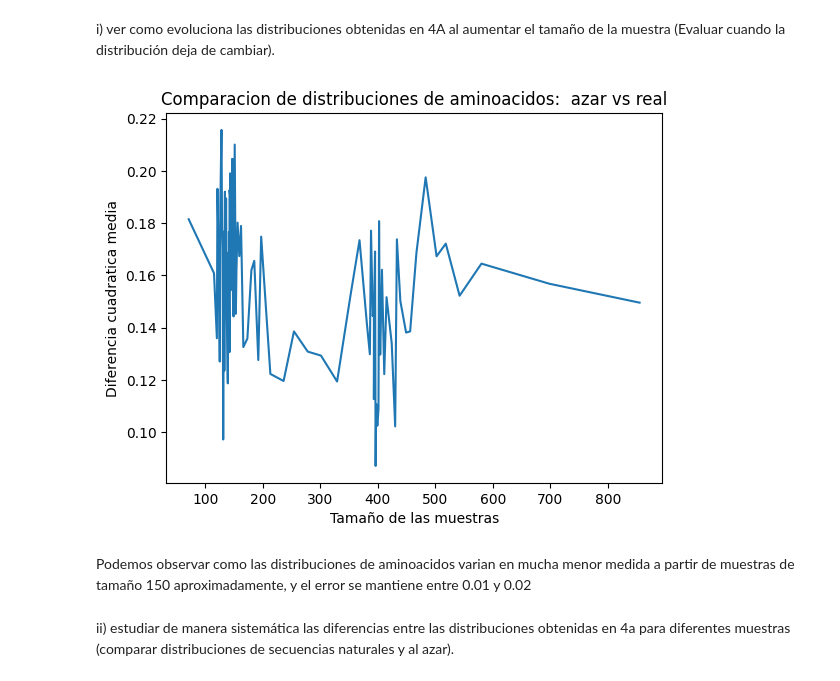
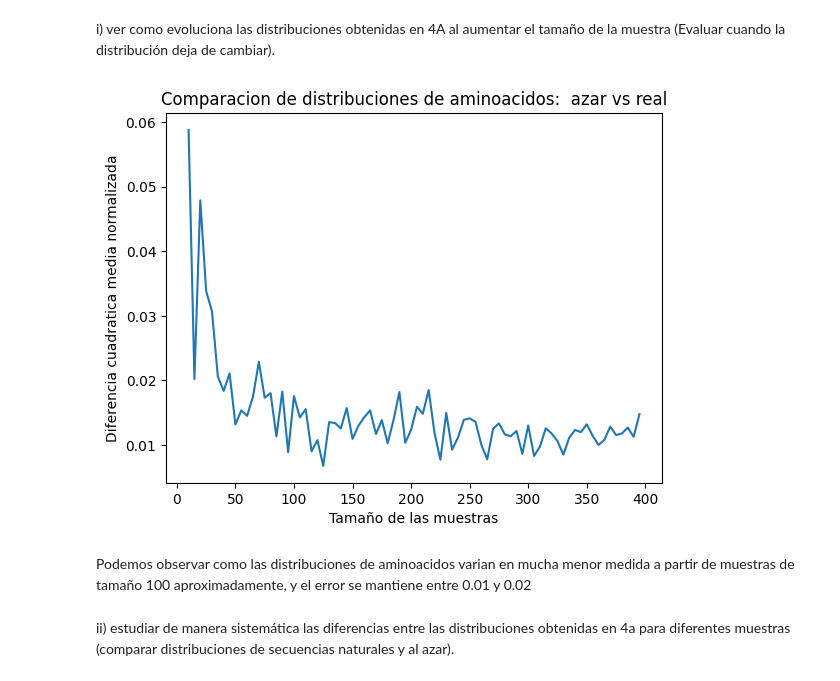
Before and after one commit to NadinaMaia/BioinformaticaAvanzada, a Jupyter notebook: Tp1_avanzada.ipynb, the cells around one changed output. Cells and saved outputs as stored; diff of their text form; code cells hidden in the pictures.

```diff
--- a/Tp1_avanzada.ipynb
+++ b/Tp1_avanzada.ipynb
@@ -398,7 +398,11 @@ def metrica(dist_a, dist_b, metrica: str):
   assert metrica in ["ECM", "CHI"],  "Metrica no valida"
 
   if metrica == "ECM":
-    resultado = np.linalg.norm(dif_listas(dist_a, dist_b))
+    dist_a = np.array(dist_a)
+    dist_b = np.array(dist_b)
+    resultado = np.mean((dist_a - dist_b) **2)
+    #Normalizamos para que quede entre 0 y 1. Lo maximo que puede ser es 2/20, es decir, cuando ambas tienen probabilidad 1 en aminoacidos distintos
+    resultado = (20/2) * resultado
   elif metrica == "CHI":
     resultado = chisquare( f_obs = dist_a, f_exp= dist_b )
     resultado = resultado.pvalue
@@ -531,36 +543,30 @@ print(sum([1  for a in ECM_azar if a > umbral])/ len(ECM_azar))
 i) ver como evoluciona las distribuciones obtenidas en 4A al aumentar el tamaño de la
 muestra (Evaluar cuando la distribución deja de cambiar).
 # %%
-#Iteramos sobre el tamaño de la muestras comparando distribuciones
+#Iteramos sobre el tamaño de la muestras comparando distribuciones al azar vs la distribucion de referencia de globinas
 random.seed(3)
 
-globinas = sorted(globinas, key = len)
-indices_muestras = list(range(0,len(globinas), 350))
-indices_muestras = [int(a) for a in indices_muestras]
-tamanios_muestras = [len(globinas[indice]) for indice in indices_muestras]
-
-resultados = []
-for indice in indices_muestras:
-  proteina_real = globinas[indice]
-  fr_real = np.array(frecuencias_ordenadas(proteina_real))
-  fr_real = ajustar_dist(fr_real)
-
-  prot_azar = proteina_azar( len(proteina_real))
-  fr_azar = np.array(frecuencias_ordenadas(prot_azar))
+tamanios_muestras = np.arange(10,400,5)
+ecm = []
+for tamanio in tamanios_muestras:
+  prot_azar= proteina_azar(tamanio)
+  fr_azar = frecuencias_ordenadas(prot_azar)
   fr_azar = ajustar_dist(fr_azar)
 
-  ECM = metrica(fr_azar, fr_real, "ECM")
-  resultados.append(ECM)
+  prot_real = random.choices(distribucion_globinas, k= tamanio)
+  fr_real = frecuencias_ordenadas(proteina_real)
+  fr_real = ajustar_dist(fr_real)
+  ecm.append(metrica(fr_real, fr_azar, "ECM") )
 
-plt.plot(tamanios_muestras, resultados)
+plt.plot(tamanios_muestras, ecm)
 plt.xlabel("Tamaño de las muestras")
 plt.title("Comparacion de distribuciones de aminoacidos:  azar vs real")
-plt.ylabel("Diferencia cuadratica media")
+plt.ylabel("Diferencia cuadratica media normalizada")
 plt.show()
 # %% [output]
-[figure, old version]
+[figure, new version]
 # %% [markdown]
-Podemos observar como las distribuciones de aminoacidos varian en mucha menor medida a partir de muestras de tamaño 150 aproximadamente, y el error se mantiene entre 0.01 y 0.02
+Podemos observar como las distribuciones de aminoacidos varian en mucha menor medida a partir de muestras de tamaño 100 aproximadamente, y el error se mantiene entre 0.01 y 0.02
 # %% [markdown]
 ii) estudiar de manera sistemática las diferencias entre las distribuciones obtenidas en 4a
 para diferentes muestras (comparar distribuciones de secuencias naturales y al azar).
```
Also changed, not shown: parts of 41 cells of this notebook.
